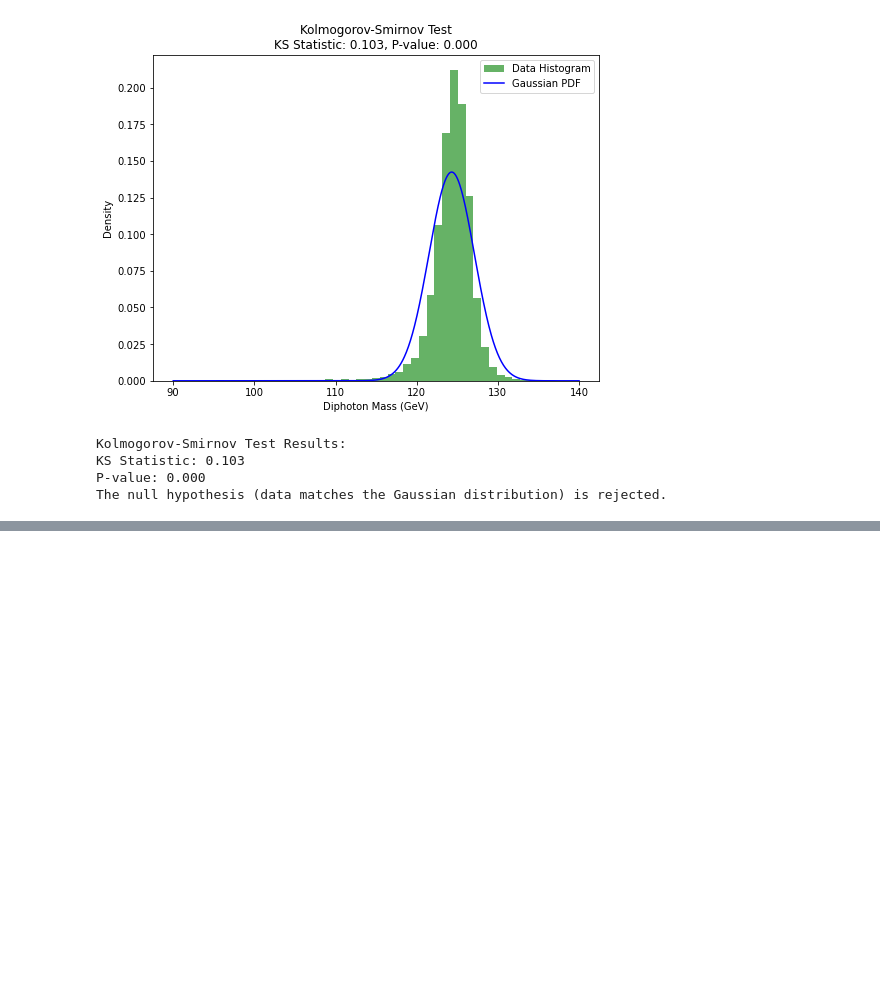
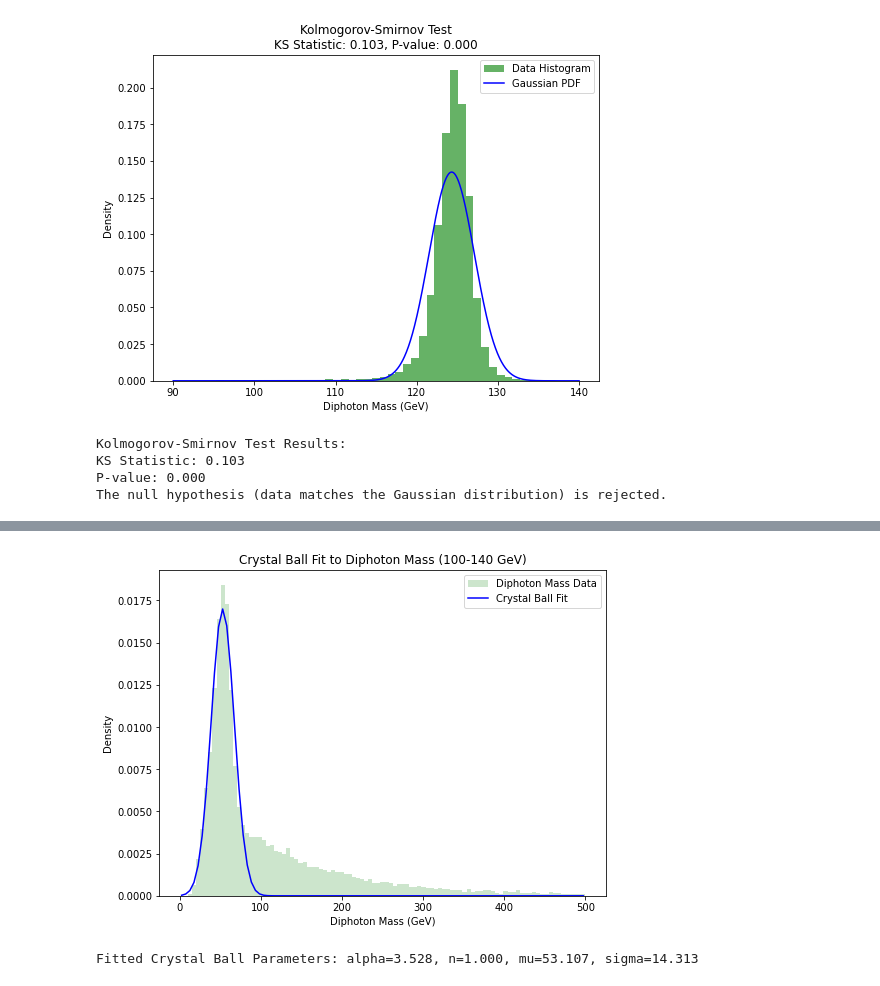
Before and after one commit to tiwariPC/hhbbgg_AwkwardAnalyzer, a Jupyter notebook: stats_study/signal_study/notebook_signal_fitting/mass_fitting .ipynb, the cells around one changed output, grey strips where cells are left out. Drawn from its saved outputs; the diff is of its cells as text; code cells hidden in the pictures; blank space fills up the shorter version.

```diff
--- a/stats_study/signal_study/notebook_signal_fitting/mass_fitting .ipynb
+++ b/stats_study/signal_study/notebook_signal_fitting/mass_fitting .ipynb
@@ -531,0 +682,30 @@ The null hypothesis (data matches the Gaussian distribution) is rejected.
+# %%
+# Define the desired mass range
+mass_min = 0
+mass_max = 500
+
+# Filter diphoton_mass within the desired range
+filtered_mass = diphoton_mass_np[(diphoton_mass_np >= mass_min) & (diphoton_mass_np <= mass_max)]
+
+# Define histogram bins within the reduced range
+bins = np.linspace(mass_min, mass_max, 100)
+
+# Fit the Crystal Ball function to the filtered data
+params, bin_centers = fit_crystalball(filtered_mass, bins)
+fitted_curve_cb = crystalball_pdf(bin_centers, *params)
+
+# Plot the histogram and Crystal Ball fit
+plt.figure(figsize=(8, 6))
+plt.hist(filtered_mass, bins=bins, density=True, alpha=0.2, color="g", label="Diphoton Mass Data")
+plt.plot(bin_centers, fitted_curve_cb, "b-", label="Crystal Ball Fit")
+plt.xlabel("Diphoton Mass (GeV)")
+plt.ylabel("Density")
+plt.title("Crystal Ball Fit to Diphoton Mass (100-140 GeV)")
+plt.legend()
+plt.show()
+
+# Print fit parameters
+print(f"Fitted Crystal Ball Parameters: alpha={params[0]:.3f}, n={params[1]:.3f}, mu={params[2]:.3f}, sigma={params[3]:.3f}")
+# %% [output]
+[figure, added]
+Fitted Crystal Ball Parameters: alpha=3.528, n=1.000, mu=53.107, sigma=14.313
```
Also changed, not shown: parts of 8 cells of this notebook.
